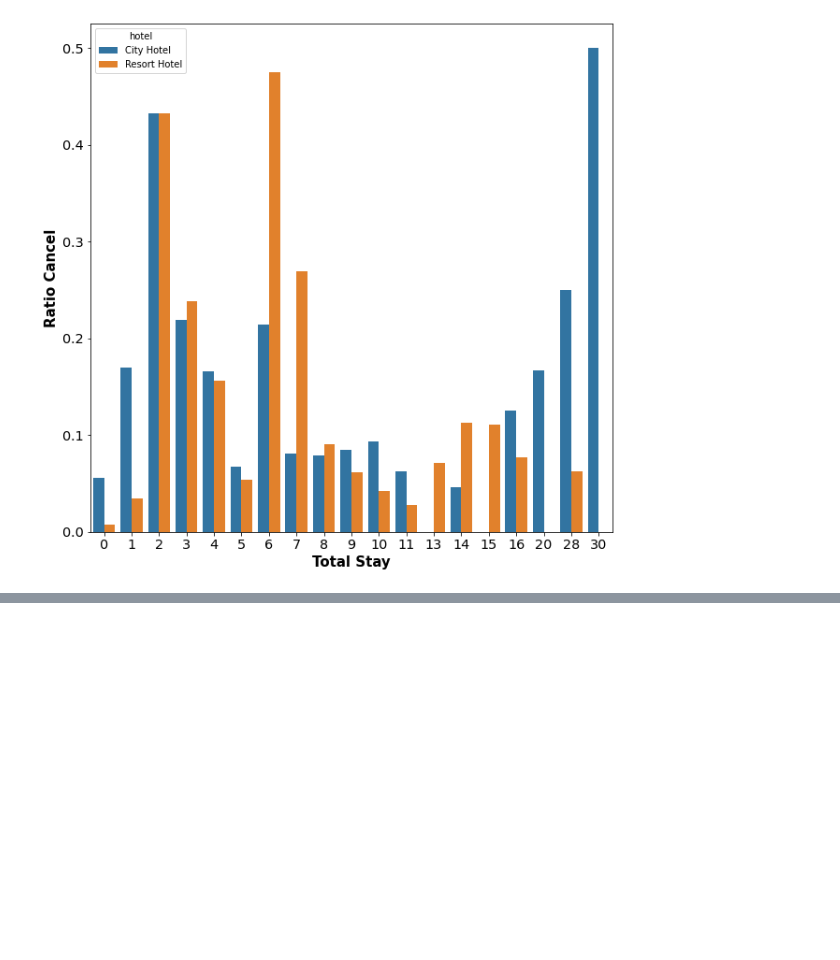
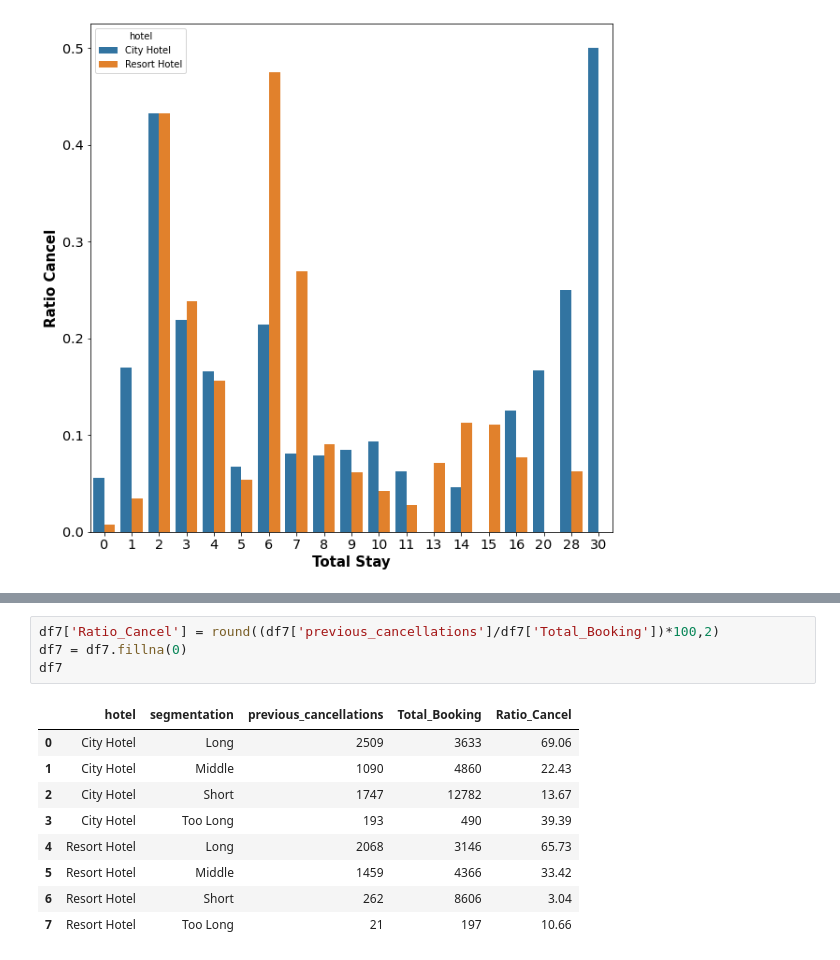
Before and after one commit to angelusfelix/Hotel_Booking, a Jupyter notebook: EDA and Data Preprocessing_Hotel_Bookings.ipynb, the cells around one changed output, grey strips where cells are left out. Saved outputs shown, nothing was run; the diff lists cells and outputs as text; blank space fills up the shorter version.

```diff
--- a/EDA and Data Preprocessing_Hotel_Bookings.ipynb
+++ b/EDA and Data Preprocessing_Hotel_Bookings.ipynb
@@ -875,0 +919,14 @@ plt.show()
+# %%
+df7['Ratio_Cancel'] = round((df7['previous_cancellations']/df7['Total_Booking'])*100,2)
+df7 = df7.fillna(0)
+df7
+# %% [output]
+|  | hotel | segmentation | previous_cancellations | Total_Booking | Ratio_Cancel |
+| 0 | City Hotel | Long | 2509 | 3633 | 69.06 |
+| 1 | City Hotel | Middle | 1090 | 4860 | 22.43 |
+| 2 | City Hotel | Short | 1747 | 12782 | 13.67 |
+| 3 | City Hotel | Too Long | 193 | 490 | 39.39 |
+| 4 | Resort Hotel | Long | 2068 | 3146 | 65.73 |
+| 5 | Resort Hotel | Middle | 1459 | 4366 | 33.42 |
+| 6 | Resort Hotel | Short | 262 | 8606 | 3.04 |
+| 7 | Resort Hotel | Too Long | 21 | 197 | 10.66 |
```
Also changed, not shown: parts of 23 cells of this notebook, 2 other files.
